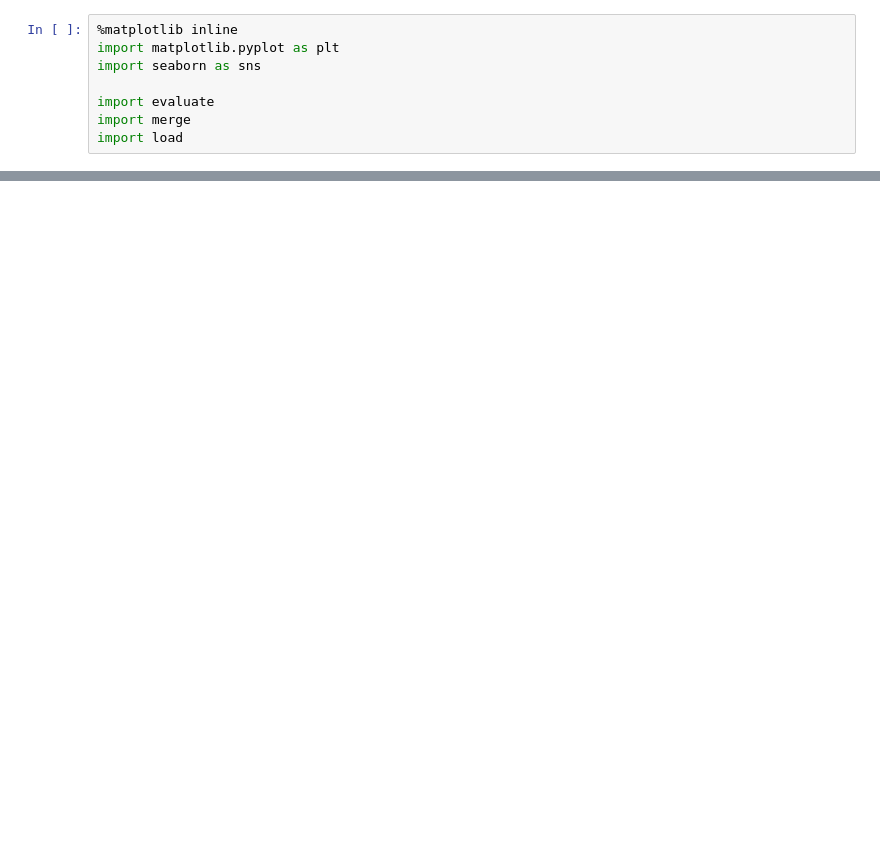
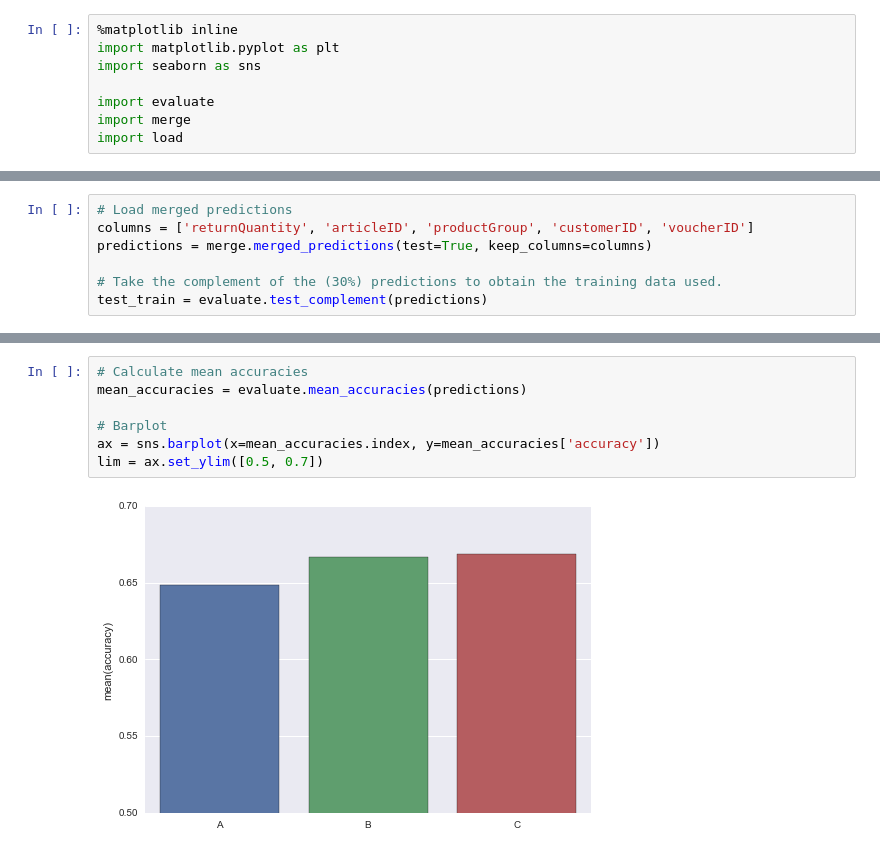
Before and after one commit to busfahren/dmc-results, a Jupyter notebook: test-evaluation.ipynb, the cells around one changed output, grey strips where cells are left out. Cells and saved outputs as stored; diff of their text form; blank space fills up the shorter version.

Commit message:
Evaluation of test results

```diff
--- a/test-evaluation.ipynb
+++ b/test-evaluation.ipynb
@@ -92,0 +12,7 @@ ax = sns.heatmap(test_split_confidences.ix[4:], annot=True)
+# %%
+# Load merged predictions
+columns = ['returnQuantity', 'articleID', 'productGroup', 'customerID', 'voucherID']
+predictions = merge.merged_predictions(test=True, keep_columns=columns)
+
+# Take the complement of the (30%) predictions to obtain the training data used.
+test_train = evaluate.test_complement(predictions)
@@ -92,0 +22,9 @@ ax = sns.heatmap(test_split_confidences.ix[4:], annot=True)
+# %%
+# Calculate mean accuracies
+mean_accuracies = evaluate.mean_accuracies(predictions)
+
+# Barplot
+ax = sns.barplot(x=mean_accuracies.index, y=mean_accuracies['accuracy'])
+lim = ax.set_ylim([0.5, 0.7])
+# %% [output]
+[figure, added]
```
Also changed, not shown: parts of 42 cells of this notebook, 4 other files.
